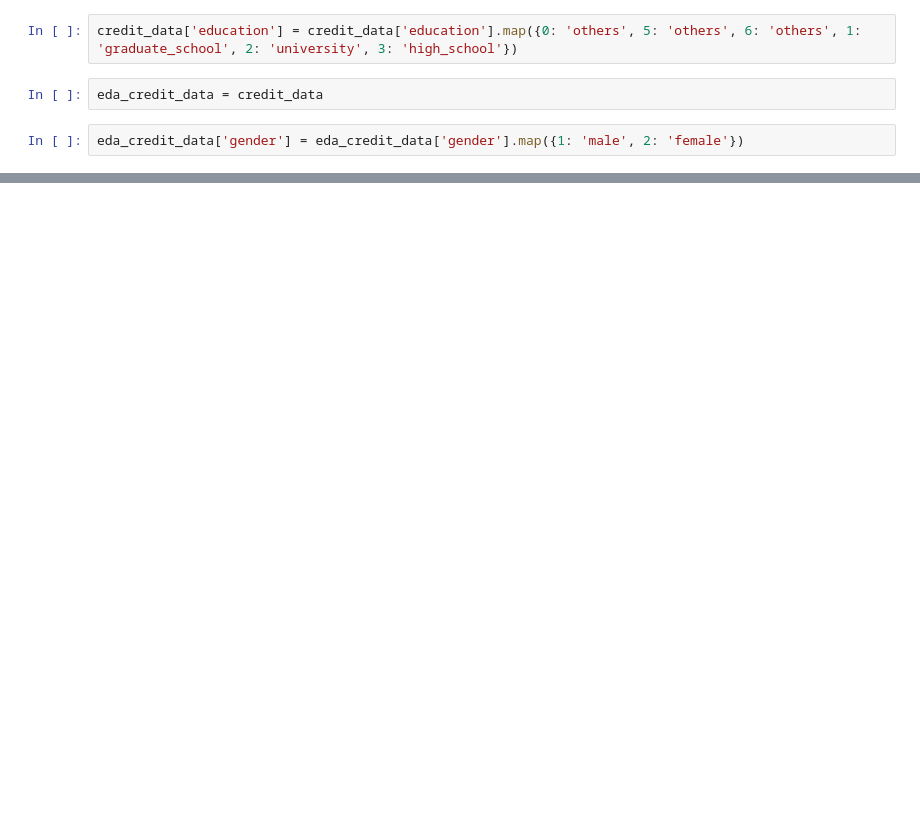
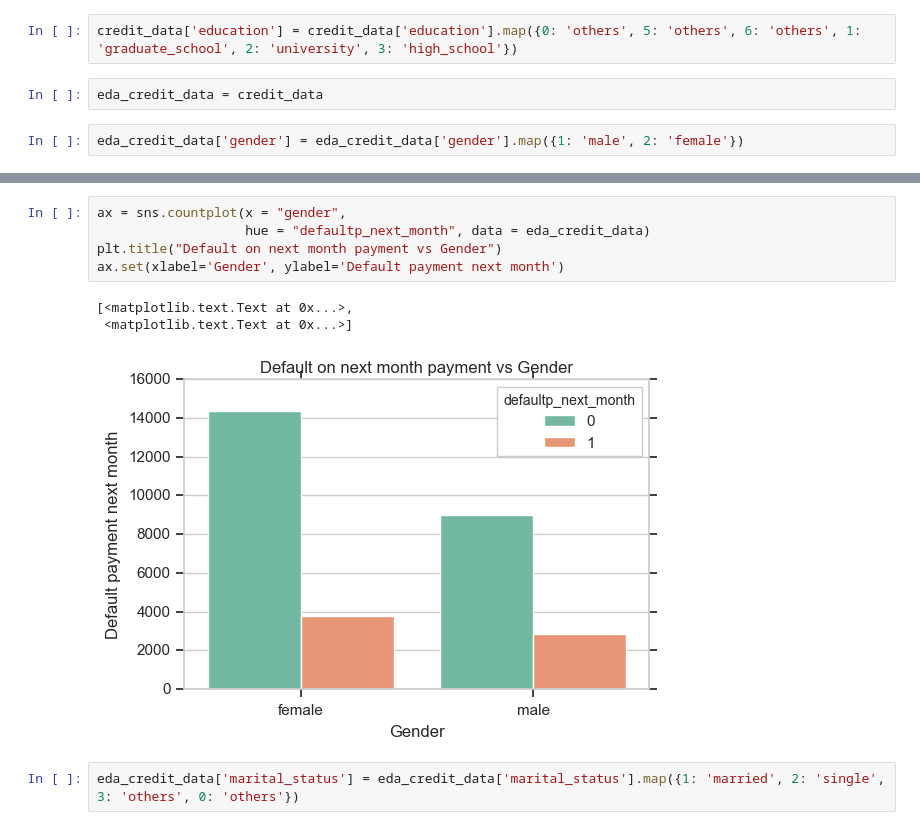
Before and after one commit to chapanerahd/Defualt_Credit_Card, a Jupyter notebook: EDA - Credit Card default.ipynb, the cells around one changed output, grey strips where cells are left out. Cells and saved outputs as stored; diff of their text form; blank space fills up the shorter version.

```diff
--- a/EDA - Credit Card default.ipynb
+++ b/EDA - Credit Card default.ipynb
@@ -115,0 +101,11 @@ ax.set(xlabel='Education', ylabel='Default payment next month')
+# %%
+ax = sns.countplot(x = "gender",
+                   hue = "defaultp_next_month", data = eda_credit_data)
+plt.title("Default on next month payment vs Gender")
+ax.set(xlabel='Gender', ylabel='Default payment next month')
+# %% [output]
+[<matplotlib.text.Text at 0x...>,
+ <matplotlib.text.Text at 0x...>]
+[figure, added]
+# %%
+eda_credit_data['marital_status'] = eda_credit_data['marital_status'].map({1: 'married', 2: 'single', 3: 'others', 0: 'others'})
```
Also changed, not shown: parts of 16 cells of this notebook.
